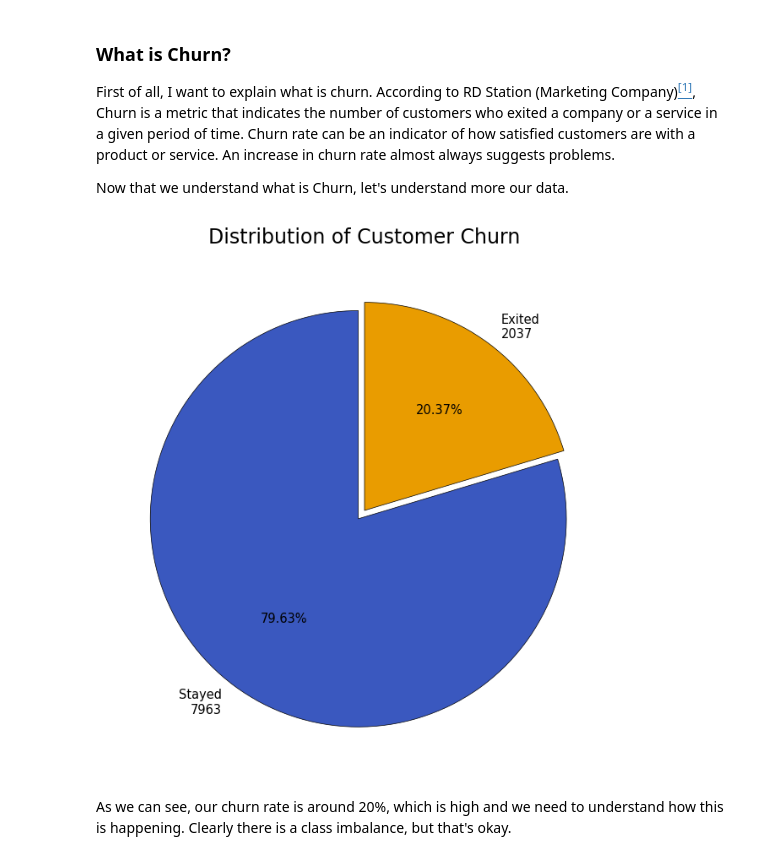
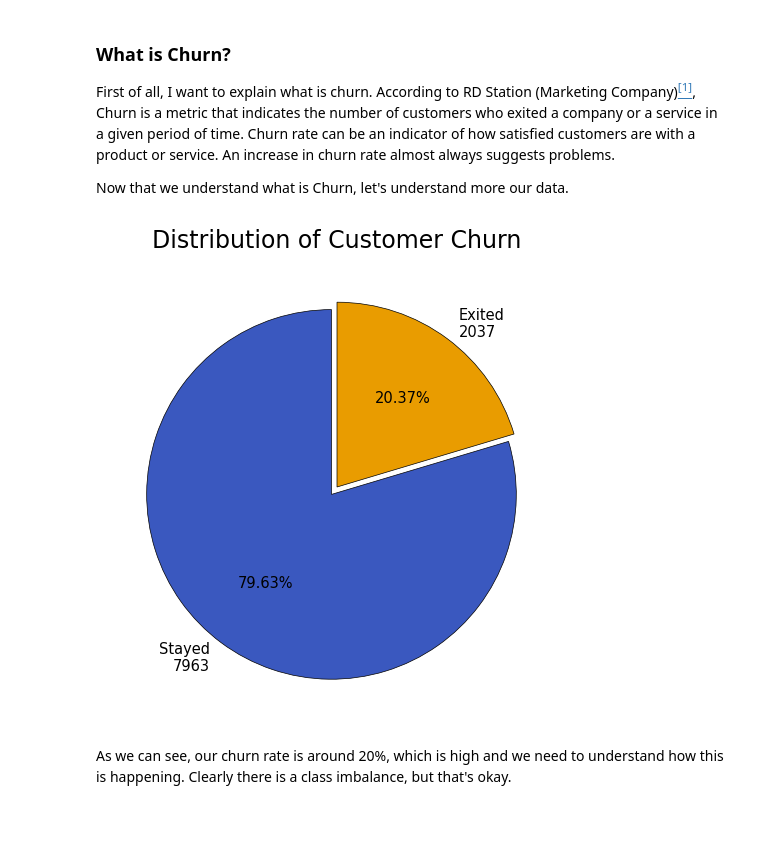
Before and after one commit to davirpp/Desafio-DS-Indicium, a Jupyter notebook: eda.ipynb, the cells around one changed output. Cells and saved outputs as stored; diff of their text form; code cells hidden in the pictures; blank space fills up the shorter version.

```diff
--- a/eda.ipynb
+++ b/eda.ipynb
@@ -53,20 +56,20 @@ According to RD Station (Marketing Company)<a name="cite_ref-1"></a>[<sup>[1]</s
 Now that we understand what is Churn, let's understand more our data.
 # %%
 # Create a pie chart for the 'Exited' column distribution
-plt.figure(figsize=(10, 8))
+plt.figure(figsize=(8, 6))
 exited_counts = df['Exited'].value_counts()
 labels = ['Stayed', 'Exited']
 values = exited_counts.values
 percentages = (values / len(df) * 100).round(2)
 
 plt.pie(values, labels=[f'{labels[i]}\n{values[i]}' for i in range(len(labels))],
         autopct='%1.2f%%', startangle=90, explode=[0.05, 0],
         textprops={'fontsize': 10.5}, colors=['#3a58bf', '#e99c00'],
         wedgeprops={'edgecolor': 'black', 'linewidth': 0.5, 'antialiased': True})
 plt.title('Distribution of Customer Churn', fontsize=17)
 plt.show()
 # %% [output]
-[figure, old version]
+[figure, new version]
 # %% [markdown]
 As we can see, our churn rate is around 20%, which is high and we need to understand how this is happening. Clearly there is a class imbalance, but that's okay.
 # %%
```
Also changed, not shown: parts of 6 cells of this notebook.
